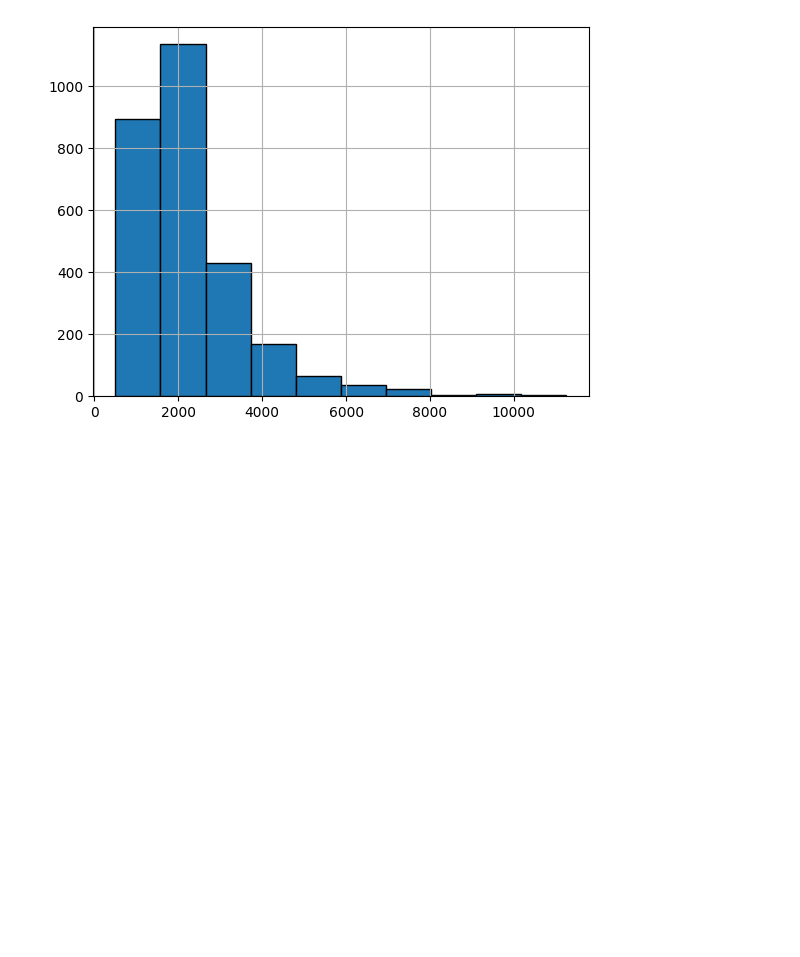
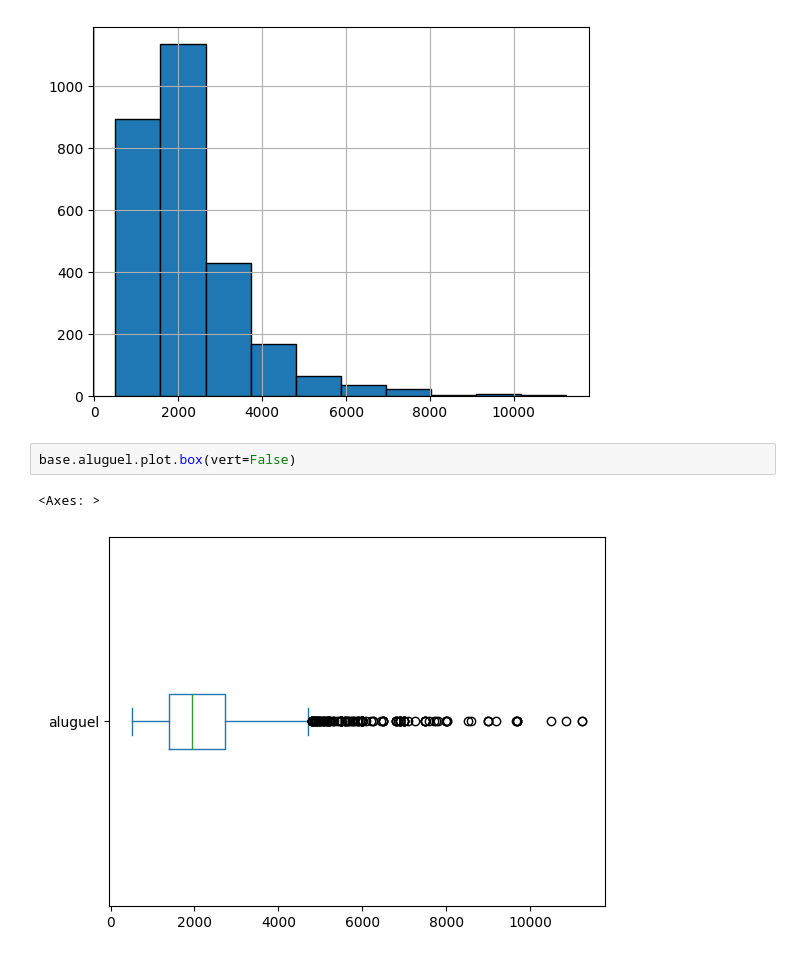
Before and after one commit to GoesDev/Learning-Python, a Jupyter notebook: Hashtag/main.ipynb, the cells around one changed output. Drawn from its saved outputs; the diff is of its cells as text; blank space fills up the shorter version.

```diff
--- a/Hashtag/main.ipynb
+++ b/Hashtag/main.ipynb
@@ -186,3 +186,8 @@ base['aluguel'].hist(bins=10, edgecolor='black')
 plt.show()
 # %% [output]
 [figure]
+# %%
+base.aluguel.plot.box(vert=False)
+# %% [output]
+<Axes: >
+[figure, added]
```
Also changed, not shown: parts of 6 cells of this notebook, 1 other file.
